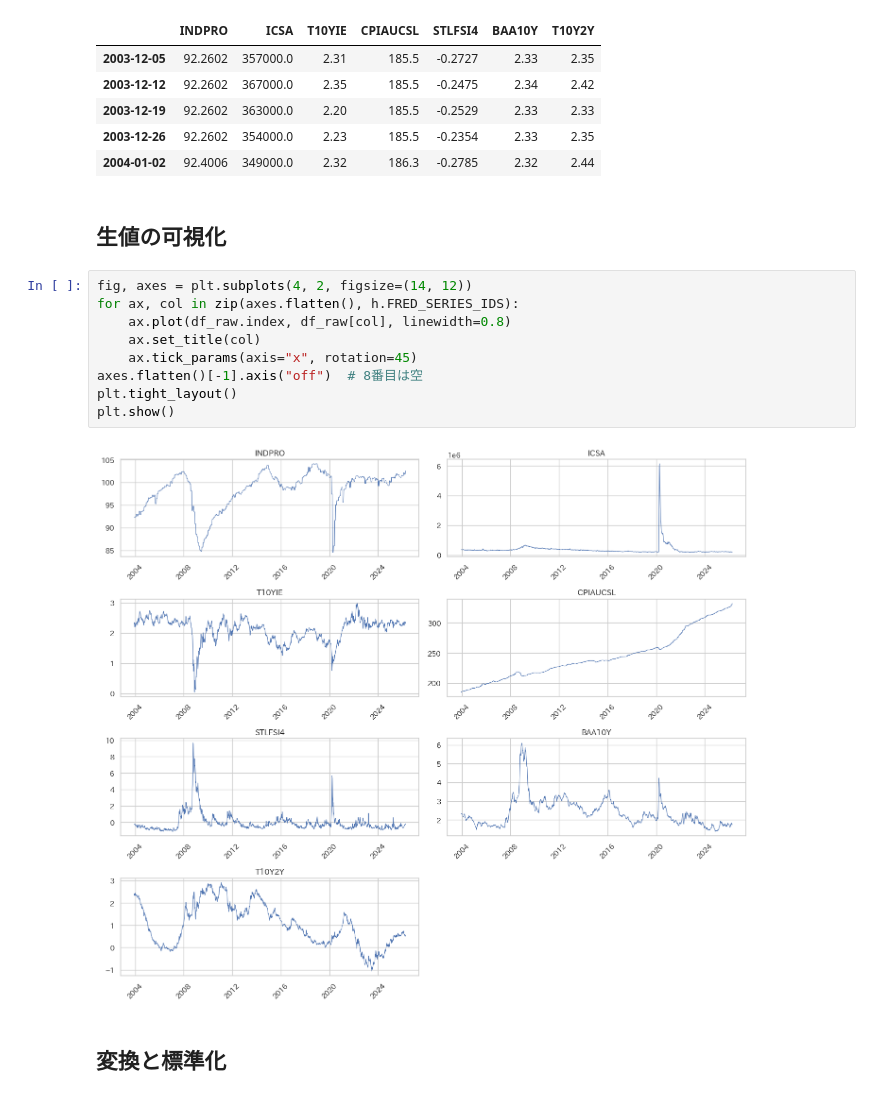
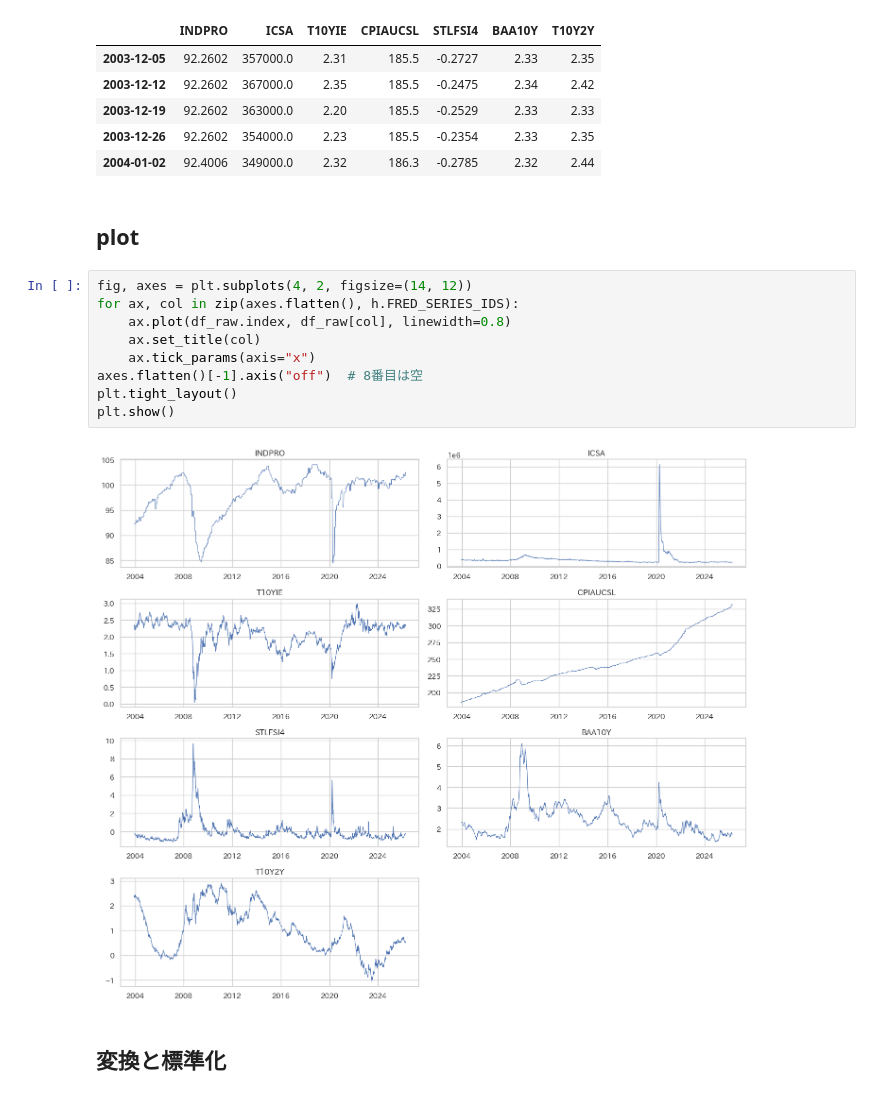
Before and after one commit to YH-05/finance, a Jupyter notebook: notebook/REGIME_SWITCHING/01_data_preparation.ipynb, the cells around one changed output. Drawn from its saved outputs; the diff is of its cells as text.

```diff
--- a/notebook/REGIME_SWITCHING/01_data_preparation.ipynb
+++ b/notebook/REGIME_SWITCHING/01_data_preparation.ipynb
@@ -39,18 +40,18 @@ Date range: 2003-12-05 〜 2026-04-03
 | 2003-12-26 | 92.2602 | 354000.0 | 2.23 | 185.5 | -0.2354 | 2.33 | 2.35 |
 | 2004-01-02 | 92.4006 | 349000.0 | 2.32 | 186.3 | -0.2785 | 2.32 | 2.44 |
 # %% [markdown]
-## 生値の可視化
+## plot
 # %%
 fig, axes = plt.subplots(4, 2, figsize=(14, 12))
 for ax, col in zip(axes.flatten(), h.FRED_SERIES_IDS):
     ax.plot(df_raw.index, df_raw[col], linewidth=0.8)
     ax.set_title(col)
-    ax.tick_params(axis="x", rotation=45)
+    ax.tick_params(axis="x")
 axes.flatten()[-1].axis("off")  # 8番目は空
 plt.tight_layout()
 plt.show()
 # %% [output]
-[figure, old version]
+[figure, new version]
 # %% [markdown]
 ## 変換と標準化
 # %%
```
Also changed, not shown: parts of 4 cells of this notebook, 4 other files.
